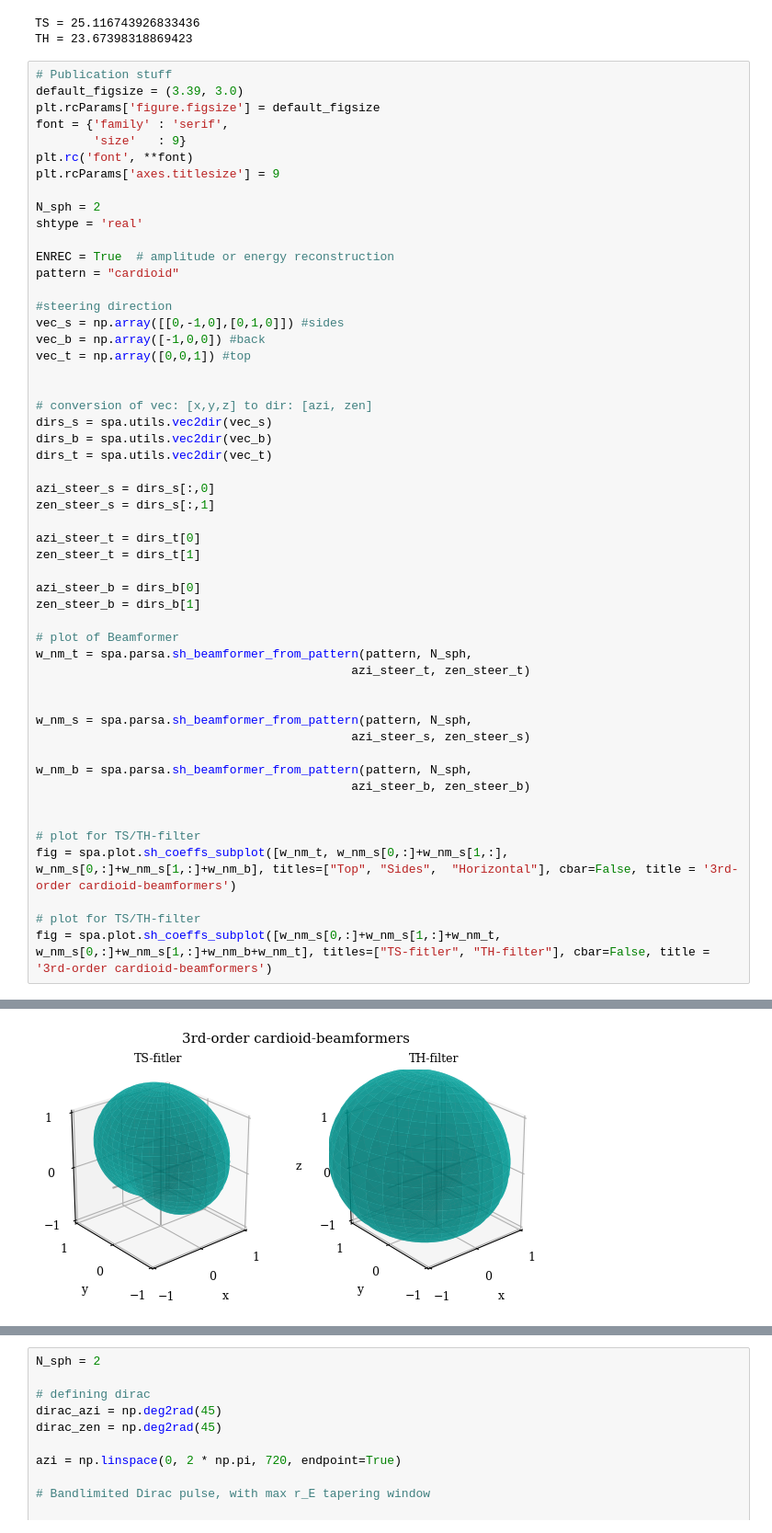
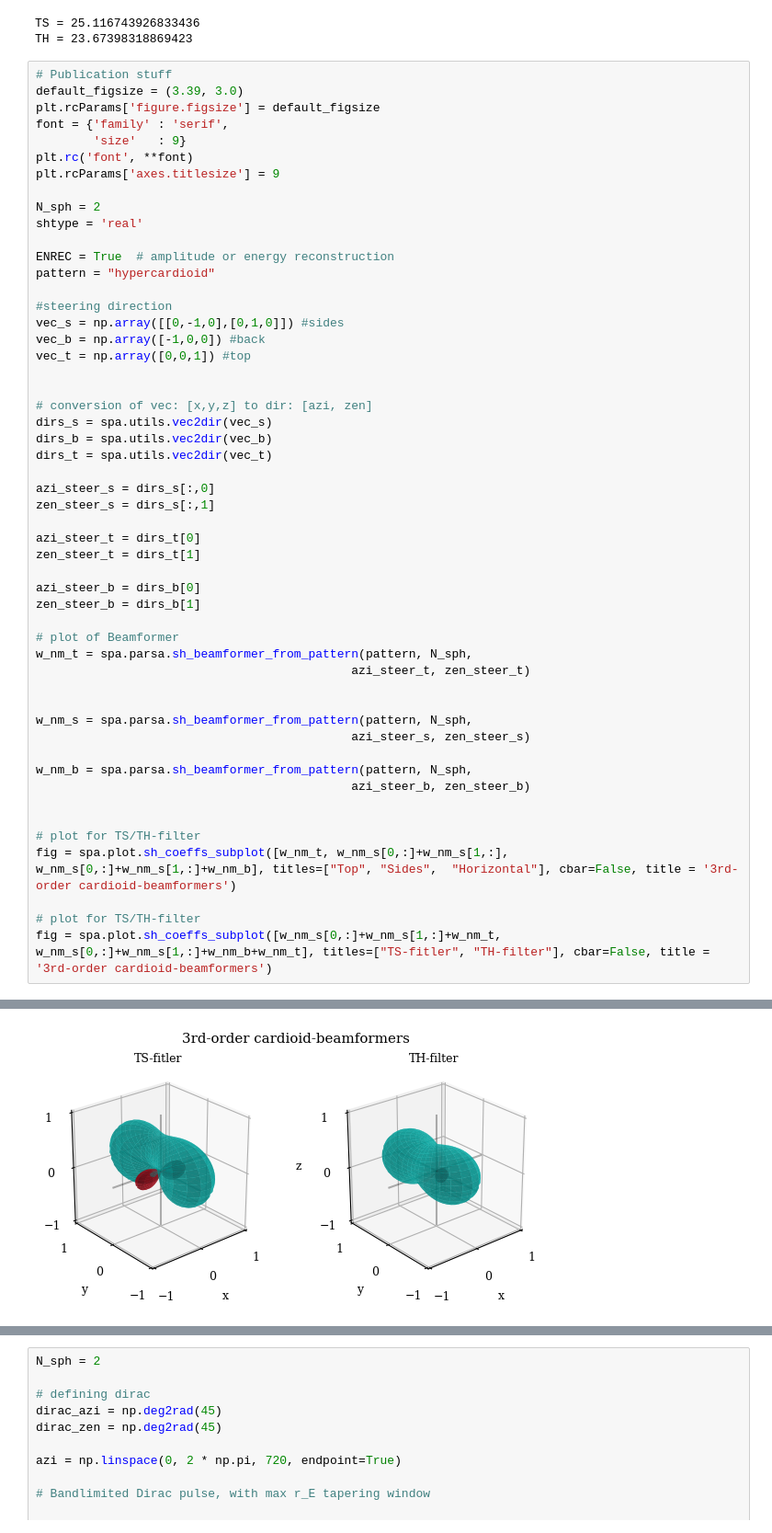
Before and after one commit to Floloffel/VAR-Project, a Jupyter notebook: Private testing/Avijah/beam_pattern.ipynb, the cells around one changed output, grey strips where cells are left out. Shown: that part at 92% size. Drawn from its saved outputs; the diff is of its cells as text.

```diff
--- a/Private testing/Avijah/beam_pattern.ipynb
+++ b/Private testing/Avijah/beam_pattern.ipynb
@@ -112,7 +111,7 @@ N_sph = 2
 shtype = 'real'
 
 ENREC = True  # amplitude or energy reconstruction
-pattern = "cardioid"
+pattern = "hypercardioid"
 
 #steering direction
 vec_s = np.array([[0,-1,0],[0,1,0]]) #sides
@@ -156,4 +155,4 @@ fig = spa.plot.sh_coeffs_subplot([w_nm_s[0,:]+w_nm_s[1,:]+w_nm_t, w_nm_s[0,:]+w_
-[figure, old version]
+[figure, new version]
 # %%
 fig = plt.figure(figsize=(12,4))
 ax1 = fig.add_subplot(131, projection='3d')
```
Also changed, not shown: parts of 4 cells of this notebook, 4 other files.
